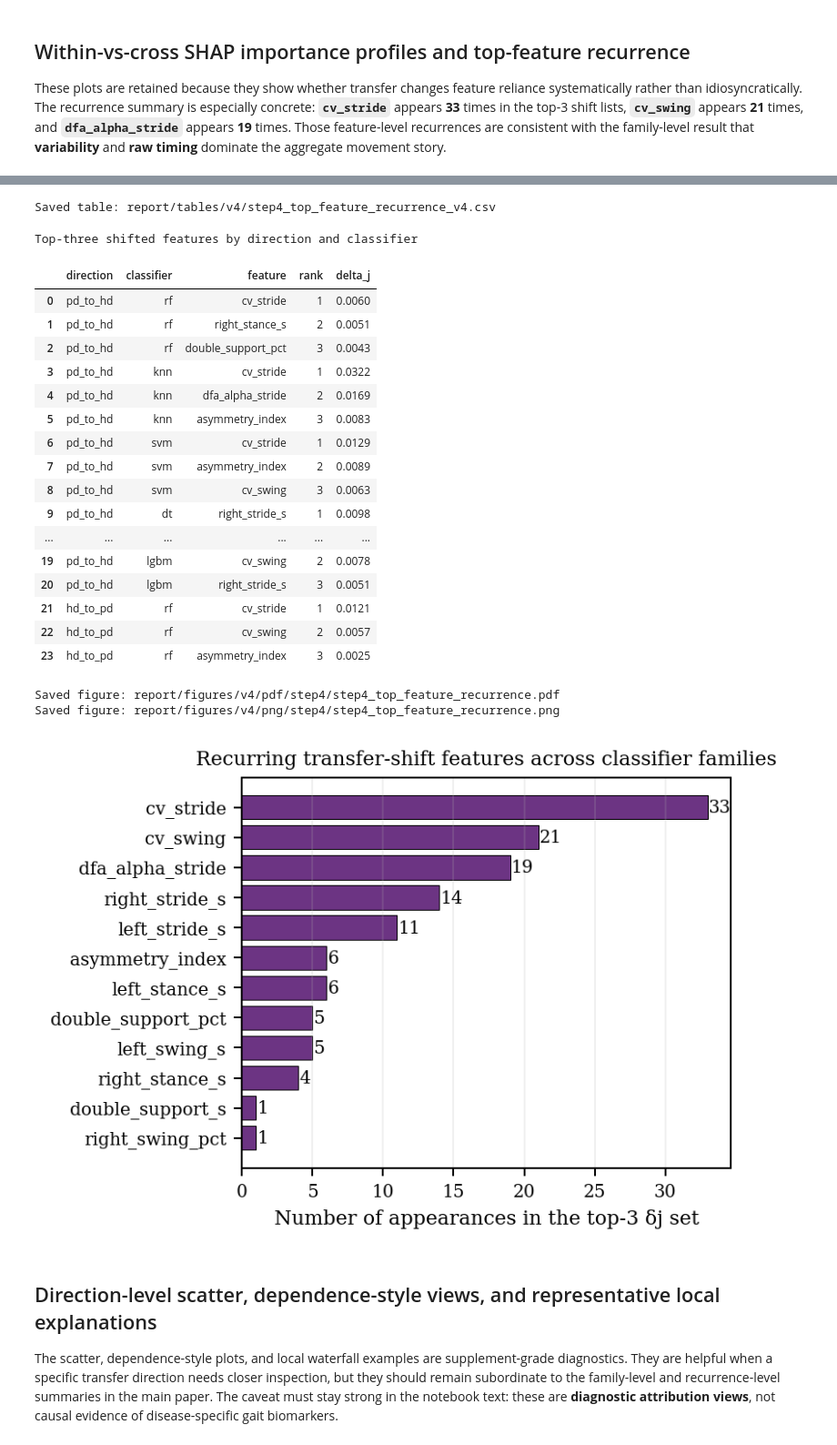
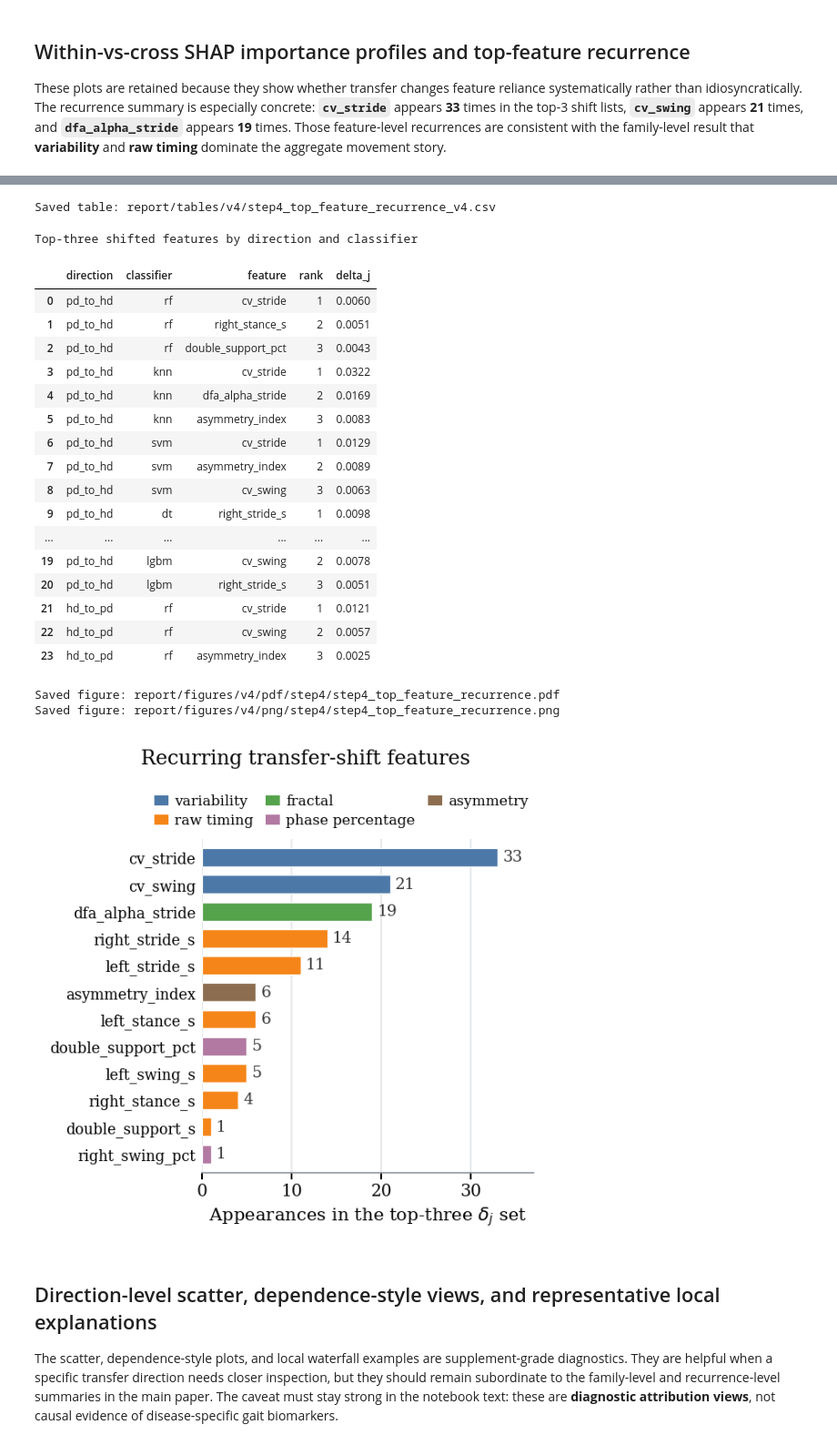
Before and after one commit to Sys-Omertosa/gait-transfer-ndd, a Jupyter notebook: notebooks/04_shap_diagnosis.ipynb, the cells around one changed output, grey strips where cells are left out. Shown at 91% size. Cells and saved outputs as stored; diff of their text form; code cells hidden in the pictures.

```diff
--- a/notebooks/04_shap_diagnosis.ipynb
+++ b/notebooks/04_shap_diagnosis.ipynb
@@ -331,6 +508,10 @@ Saved figure: report/figures/v4/png/step4/step4_delta_j_spearman.png
 
 These plots are retained because they show whether transfer changes feature reliance systematically rather than idiosyncratically. The recurrence summary is especially concrete: **`cv_stride`** appears **33** times in the top-3 shift lists, **`cv_swing`** appears **21** times, and **`dfa_alpha_stride`** appears **19** times. Those feature-level recurrences are consistent with the family-level result that **variability** and **raw timing** dominate the aggregate movement story.
 # %%
+from matplotlib.patches import Patch
+
+from src.figstyle import FAMILY_COLOR, FAMILY_LABEL, FAMILY_ORDER
+
 fig, axes = plt.subplots(2, 3, figsize=(IEEE_TWO_COL, 7.0), constrained_layout=True)
 axes_flat = axes.ravel()
 for ax, direction in zip(axes_flat, DIRECTIONS):
@@ -366,42 +547,96 @@ display(
     .set_caption('Top-three shifted features by direction and classifier')
 )
 
-fig, ax = plt.subplots(figsize=(IEEE_ONE_COL * 1.25, 3.1), constrained_layout=True)
-plot_df = recurrence_counts.head(12).iloc[::-1]
-ax.barh(plot_df['feature'], plot_df['top3_count'], color='#6C3483', edgecolor='black', linewidth=0.4)
-ax.set_xlabel('Number of appearances in the top-3 δj set')
-ax.set_title('Recurring transfer-shift features across classifier families')
-ax.grid(axis='x', alpha=0.2)
-for idx, value in enumerate(plot_df['top3_count']):
-    ax.text(value + 0.08, idx, str(int(value)), va='center', fontsize=8)
+# ── Manuscript figure: recurring transfer-shift features ─────────────────────
+# Bars are tinted by feature family so the ranking and the family story can be
+# read from one panel: the variability pair leads, fractal structure follows,
+# and the raw-timing block supplies most of the remaining mass.
+REC_FIG_W = IEEE_ONE_COL
+REC_LEFT, REC_VALUE_W, REC_RIGHT = 1.06, 0.20, 0.04
+REC_PLOT_W = REC_FIG_W - REC_LEFT - REC_VALUE_W - REC_RIGHT
+REC_ROW_H = 0.185
+recurrence_top = recurrence_counts.head(12).iloc[::-1].reset_index(drop=True)
+REC_PLOT_H = REC_ROW_H * len(recurrence_top)
+REC_TOP, REC_TITLE_H, REC_LEGEND_H = 0.06, 0.26, 0.40
+REC_XTICK_H, REC_XLABEL_H, REC_BOTTOM = 0.20, 0.28, 0.06
+REC_FIG_H = (REC_TOP + REC_TITLE_H + REC_LEGEND_H + REC_PLOT_H
+             + REC_XTICK_H + REC_XLABEL_H + REC_BOTTOM)
+
+fig = plt.figure(figsize=(REC_FIG_W, REC_FIG_H))
+ax = fig.add_axes((
+    REC_LEFT / REC_FIG_W,
+    (REC_BOTTOM + REC_XLABEL_H + REC_XTICK_H) / REC_FIG_H,
+    REC_PLOT_W / REC_FIG_W,
+    REC_PLOT_H / REC_FIG_H,
+))
+ax.set_axisbelow(True)
+ax.grid(axis='x', color='#DDE1E4', linewidth=0.6)
+
+families = [feature_family(name) for name in recurrence_top['feature']]
+rows = np.arange(len(recurrence_top))
+ax.barh(rows, recurrence_top['top3_count'], height=0.68,
+        color=[FAMILY_COLOR[f] for f in families], edgecolor='white', linewidth=0.5, zorder=2)
+count_labels = []
+for row_idx, value in zip(rows, recurrence_top['top3_count']):
+    count_labels.append(ax.text(value + 0.6, row_idx, str(int(value)), va='center',
+                                ha='left', fontsize=7.4, color='#2F2F2F', zorder=3))
+
+REC_XMAX = 37.0
+ax.set_xlim(0, REC_XMAX)
+ax.set_ylim(-0.7, len(recurrence_top) - 0.3)
+ax.set_yticks(rows)
+ax.set_yticklabels(recurrence_top['feature'], fontsize=7)
+ax.set_xticks([0, 10, 20, 30])
+ax.tick_params(axis='x', labelsize=8, length=3, pad=2)
+ax.tick_params(axis='y', length=0, pad=3)
+for side in ('top', 'right', 'left'):
+    ax.spines[side].set_visible(False)
+ax.spines['bottom'].set_color('#8C959D')
+ax.spines['bottom'].set_linewidth(0.7)
+ax.set_xlabel('Appearances in the top-three $\\delta_j$ set', fontsize=8.5, labelpad=3)
+
+present = [f for f in FAMILY_ORDER if f in set(families)]
+ax.legend(handles=[Patch(facecolor=FAMILY_COLOR[f], edgecolor='none', label=FAMILY_LABEL[f])
+                   for f in present],
+          loc='lower center', bbox_to_anchor=(0.42, 1.01), ncol=3, frameon=False,
+          fontsize=6.8, handlelength=1.0, handletextpad=0.4, columnspacing=0.9,
+          labelspacing=0.35, borderpad=0.0)
+
+fig.text(0.5, (REC_FIG_H - REC_TOP - REC_TITLE_H / 2) / REC_FIG_H,
+         'Recurring transfer-shift features', ha='center', va='center', fontsize=9.5)
+
 savefig_stem(fig, 'step4_top_feature_recurrence')
+PAPER_FIG, PAPER_STEM = fig, 'step4_top_feature_recurrence'
+_labels_inside = all(t.get_position()[0] < REC_XMAX for t in count_labels)
+PAPER_CHECKS = [('count labels', _labels_inside,
+                 f'{len(count_labels)} bar labels inside x-limit: {_labels_inside}')]
 plt.show()
 # %% [output]
 Saved figure: report/figures/v4/pdf/step4/step4_rf_within_vs_cross_importance.pdf
 Saved figure: report/figures/v4/png/step4/step4_rf_within_vs_cross_importance.png
 [figure]
 Saved table: report/tables/v4/step4_top_feature_recurrence_v4.csv
 Top-three shifted features by direction and classifier
 |  | direction | classifier | feature | rank | delta_j |
 | 0 | pd_to_hd | rf | cv_stride | 1 | 0.0060 |
 | 1 | pd_to_hd | rf | right_stance_s | 2 | 0.0051 |
 | 2 | pd_to_hd | rf | double_support_pct | 3 | 0.0043 |
 | 3 | pd_to_hd | knn | cv_stride | 1 | 0.0322 |
 | 4 | pd_to_hd | knn | dfa_alpha_stride | 2 | 0.0169 |
 | 5 | pd_to_hd | knn | asymmetry_index | 3 | 0.0083 |
 | 6 | pd_to_hd | svm | cv_stride | 1 | 0.0129 |
 | 7 | pd_to_hd | svm | asymmetry_index | 2 | 0.0089 |
 | 8 | pd_to_hd | svm | cv_swing | 3 | 0.0063 |
 | 9 | pd_to_hd | dt | right_stride_s | 1 | 0.0098 |
 | ... | ... | ... | ... | ... | ... |
 | 19 | pd_to_hd | lgbm | cv_swing | 2 | 0.0078 |
 | 20 | pd_to_hd | lgbm | right_stride_s | 3 | 0.0051 |
 | 21 | hd_to_pd | rf | cv_stride | 1 | 0.0121 |
 | 22 | hd_to_pd | rf | cv_swing | 2 | 0.0057 |
 | 23 | hd_to_pd | rf | asymmetry_index | 3 | 0.0025 |
 Saved figure: report/figures/v4/pdf/step4/step4_top_feature_recurrence.pdf
 Saved figure: report/figures/v4/png/step4/step4_top_feature_recurrence.png
-[figure, old version]
+[figure, new version]
 # %% [markdown]
 ## Direction-level scatter, dependence-style views, and representative local explanations
 
```
Also changed, not shown: parts of 3 cells of this notebook, 16 other files.
